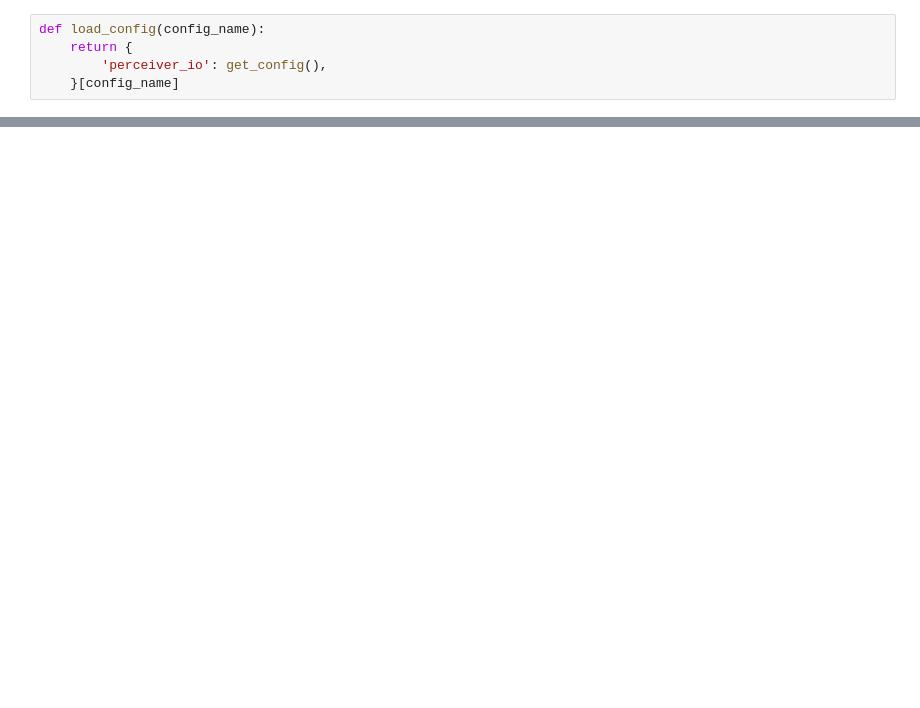
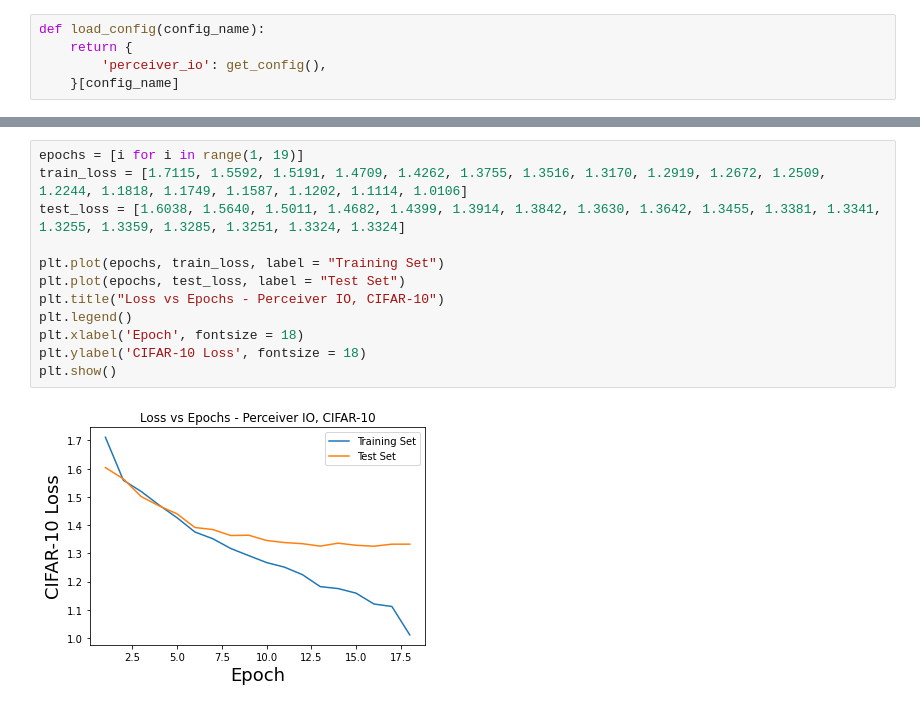
Before and after one commit to 395t/coding-assignment-week-8-vit-2, a Jupyter notebook: notebooks/PerceiverIO/PerceiverIOTraining.ipynb, the cells around one changed output, grey strips where cells are left out. Cells and saved outputs as stored; diff of their text form; blank space fills up the shorter version.

```diff
--- a/notebooks/PerceiverIO/PerceiverIOTraining.ipynb
+++ b/notebooks/PerceiverIO/PerceiverIOTraining.ipynb
@@ -295,0 +358,14 @@ epoch 19 Test accuracy: 0.3333 loss: 2.0762
+# %%
+epochs = [i for i in range(1, 19)]
+train_loss = [1.7115, 1.5592, 1.5191, 1.4709, 1.4262, 1.3755, 1.3516, 1.3170, 1.2919, 1.2672, 1.2509, 1.2244, 1.1818, 1.1749, 1.1587, 1.1202, 1.1114, 1.0106]
+test_loss = [1.6038, 1.5640, 1.5011, 1.4682, 1.4399, 1.3914, 1.3842, 1.3630, 1.3642, 1.3455, 1.3381, 1.3341, 1.3255, 1.3359, 1.3285, 1.3251, 1.3324, 1.3324]
+
+plt.plot(epochs, train_loss, label = "Training Set")
+plt.plot(epochs, test_loss, label = "Test Set")
+plt.title("Loss vs Epochs - Perceiver IO, CIFAR-10")
+plt.legend()
+plt.xlabel('Epoch', fontsize = 18)
+plt.ylabel('CIFAR-10 Loss', fontsize = 18)
+plt.show()
+# %% [output]
+[figure, added]
```
Also changed, not shown: parts of 20 cells of this notebook, 9 other files.
